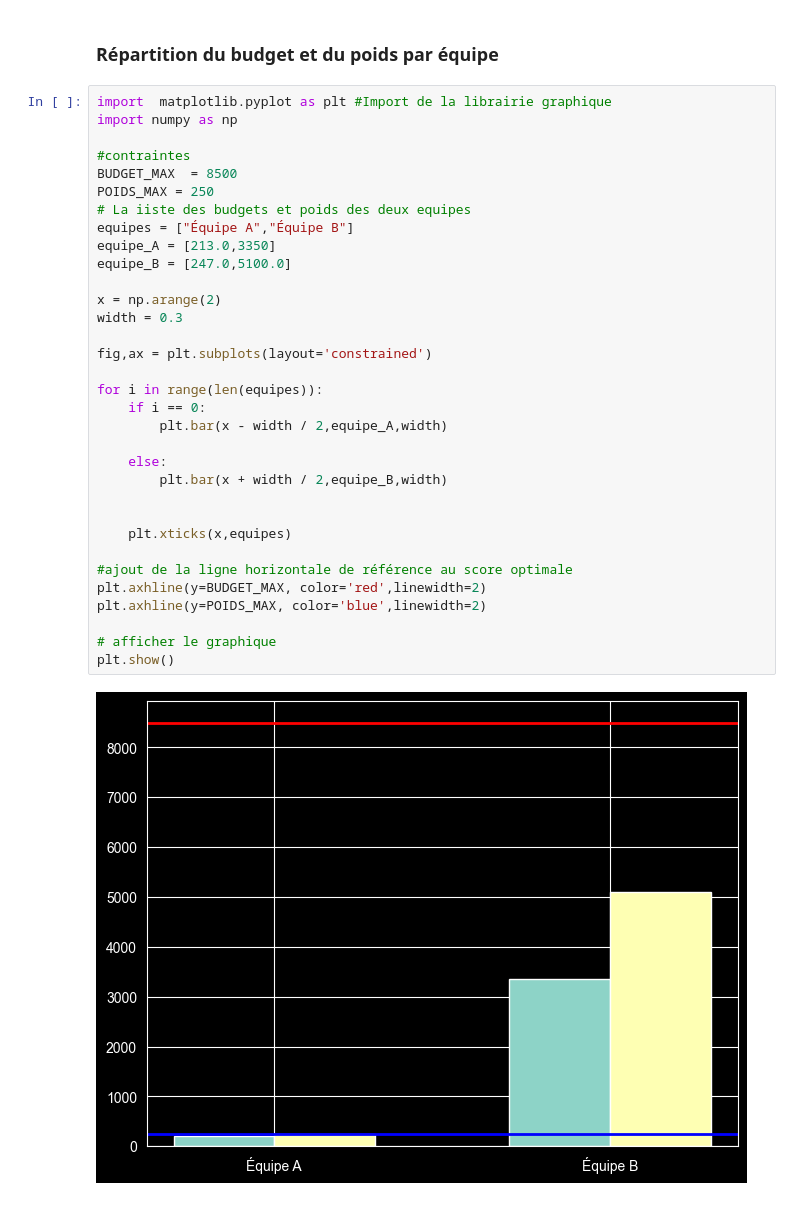
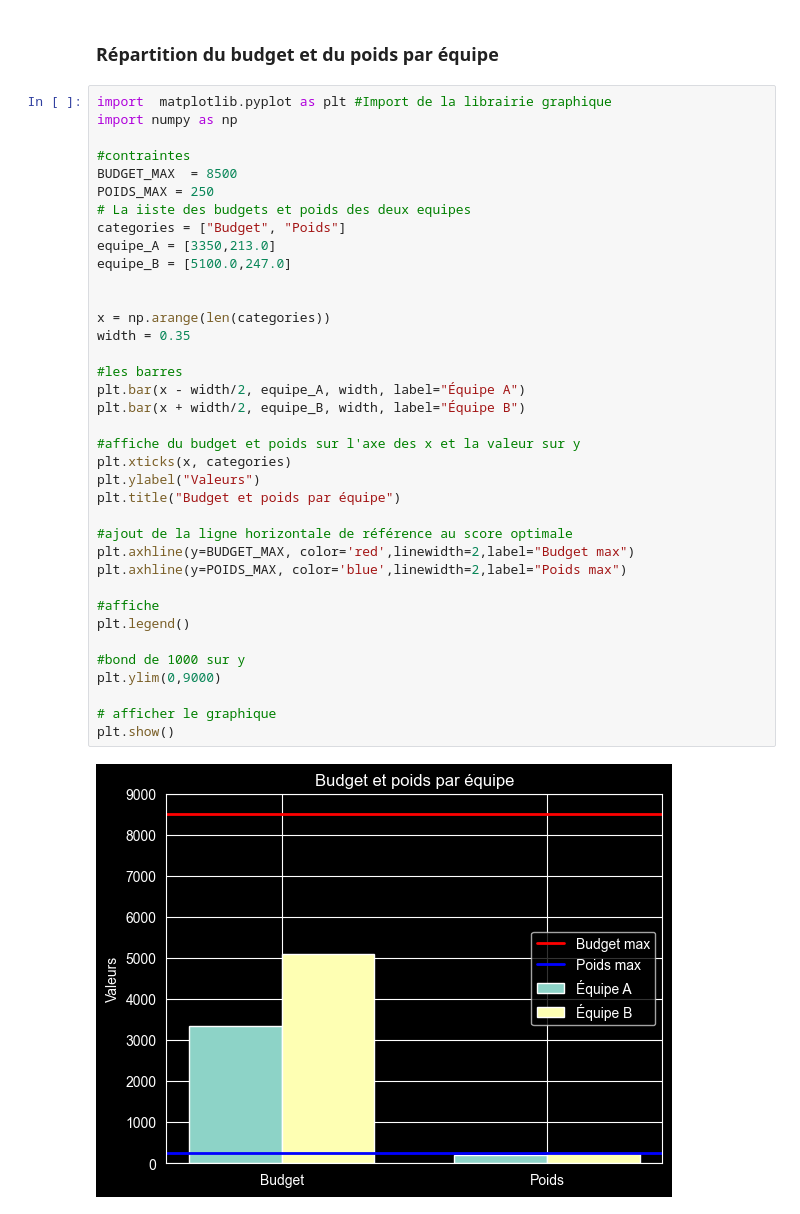
Before and after one commit to ZeusGamer101/Projet_02-AI, a Jupyter notebook: projet_optimisation_basket.ipynb, the cells around one changed output. Drawn from its saved outputs; the diff is of its cells as text.

Commit message:
graphique Répartition du budget et du poids par équipe resolue le probleme d'affichage

```diff
--- a/projet_optimisation_basket.ipynb
+++ b/projet_optimisation_basket.ipynb
@@ -841,35 +841,39 @@ fib_memo(35) = 11139499 Temps :  0.000122 s
 # %%
 import  matplotlib.pyplot as plt #Import de la librairie graphique
 import numpy as np
 
 #contraintes
 BUDGET_MAX  = 8500
 POIDS_MAX = 250
 # La iiste des budgets et poids des deux equipes
-equipes = ["Équipe A","Équipe B"]
-equipe_A = [213.0,3350]
-equipe_B = [247.0,5100.0]
-
-x = np.arange(2)
-width = 0.3
-
-fig,ax = plt.subplots(layout='constrained')
-
-for i in range(len(equipes)):
-    if i == 0:
-        plt.bar(x - width / 2,equipe_A,width)
-
-    else:
-        plt.bar(x + width / 2,equipe_B,width)
+categories = ["Budget", "Poids"]
+equipe_A = [3350,213.0]
+equipe_B = [5100.0,247.0]
 
 
-    plt.xticks(x,equipes)
+x = np.arange(len(categories))
+width = 0.35
+
+#les barres
+plt.bar(x - width/2, equipe_A, width, label="Équipe A")
+plt.bar(x + width/2, equipe_B, width, label="Équipe B")
+
+#affiche du budget et poids sur l'axe des x et la valeur sur y
+plt.xticks(x, categories)
+plt.ylabel("Valeurs")
+plt.title("Budget et poids par équipe")
 
 #ajout de la ligne horizontale de référence au score optimale
-plt.axhline(y=BUDGET_MAX, color='red',linewidth=2)
-plt.axhline(y=POIDS_MAX, color='blue',linewidth=2)
+plt.axhline(y=BUDGET_MAX, color='red',linewidth=2,label="Budget max")
+plt.axhline(y=POIDS_MAX, color='blue',linewidth=2,label="Poids max")
+
+#affiche
+plt.legend()
+
+#bond de 1000 sur y
+plt.ylim(0,9000)
 
 # afficher le graphique
 plt.show()
 # %% [output]
-[figure, old version]
+[figure, new version]
```
Also changed, not shown: parts of 2 cells of this notebook.
